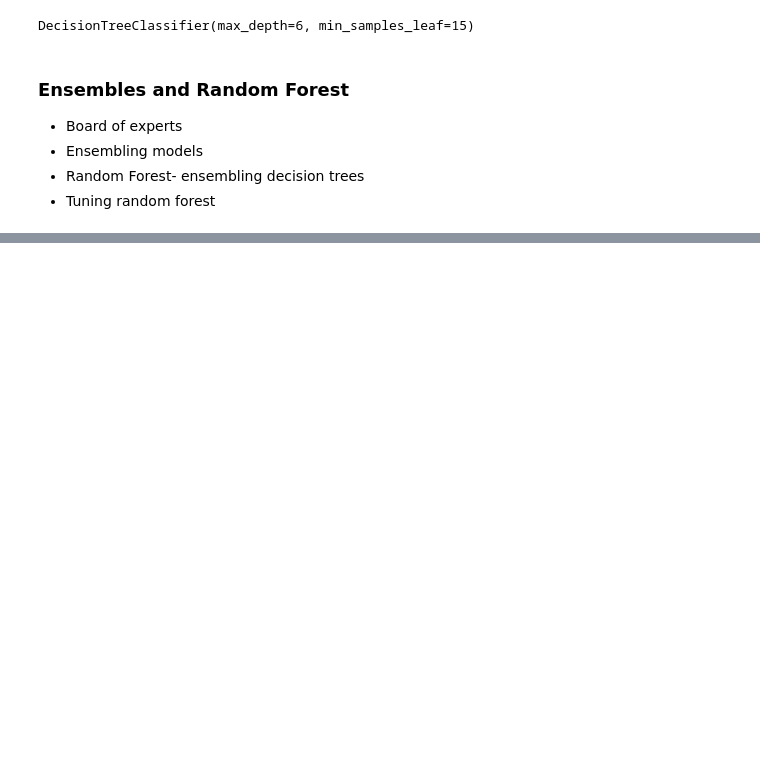
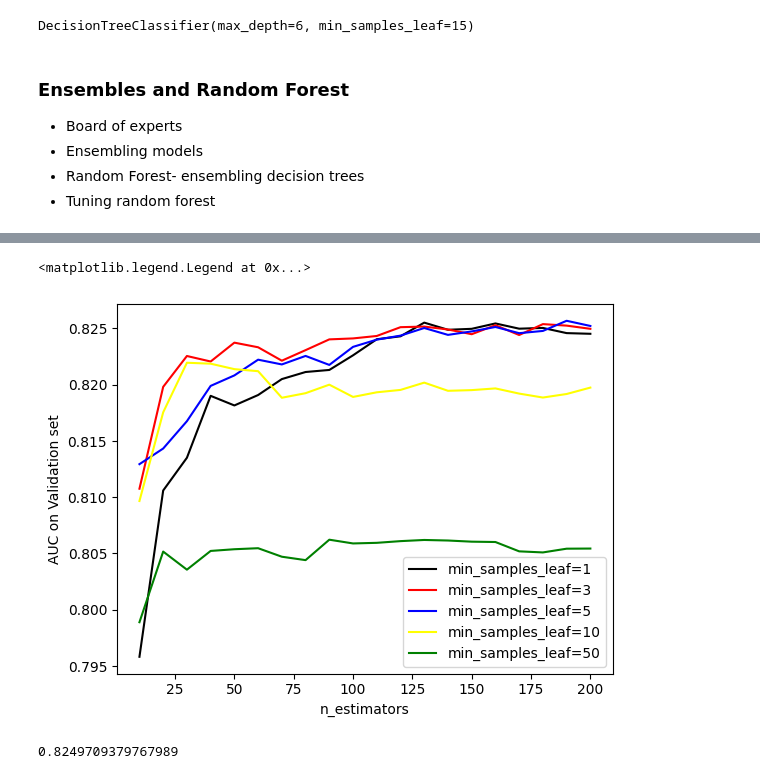
Before and after one commit to rajibulislam1/DataTalksClub, a Jupyter notebook: 2025/module-06.ipynb, the cells around one changed output, grey strips where cells are left out. Cells and saved outputs as stored; diff of their text form; code cells hidden in the pictures; blank space fills up the shorter version.

```diff
--- a/2025/module-06.ipynb
+++ b/2025/module-06.ipynb
@@ -487,0 +580,21 @@ DecisionTreeClassifier(max_depth=6, min_samples_leaf=15)
+# %%
+max_depth = 10
+# %%
+scores = []
+
+for l in [1, 3, 5, 10, 15, 50]:
+    for n in range(10, 201, 10):
+        rf = RandomForestClassifier(n_estimators = n,
+                                    max_depth = max_depth,
+                                    min_samples_leaf = l,
+                                    random_state=1)
+        rf.fit(X_train, y_train)
+
+        y_pred = rf.predict_proba(X_val)[:, 1]
+        auc = roc_auc_score(y_val, y_pred)
+        #print(f'n_estimators={n} --> val: {auc:.3f}')
+        scores.append((l ,n,auc))
+# %%
+columns = ['min_samples_leaf', 'n_estimators', 'auc']
+df_scores_d = pd.DataFrame(scores, columns = columns)
+df_scores_d.head(10)
@@ -487,0 +613,13 @@ DecisionTreeClassifier(max_depth=6, min_samples_leaf=15)
+# %%
+colors = ['black', 'red', 'blue','yellow','green']
+min_samples_leaf_values = [1, 3, 5, 10, 50]
+for l, col in zip(min_samples_leaf_values, colors):
+    df_subset = df_scores_d[df_scores_d.min_samples_leaf == l]
+    plt.plot(df_subset.n_estimators, df_subset.auc, label=f'min_samples_leaf={l}',
+             color=col)
+    plt.xlabel('n_estimators')
+    plt.ylabel('AUC on Validation set')
+plt.legend()
+# %% [output]
+<matplotlib.legend.Legend at 0x...>
+[figure, added]
@@ -487,0 +637,4 @@ DecisionTreeClassifier(max_depth=6, min_samples_leaf=15)
+# %%
+auc
+# %% [output]
+0.8249709379767989
```
Also changed, not shown: parts of 20 cells of this notebook.
